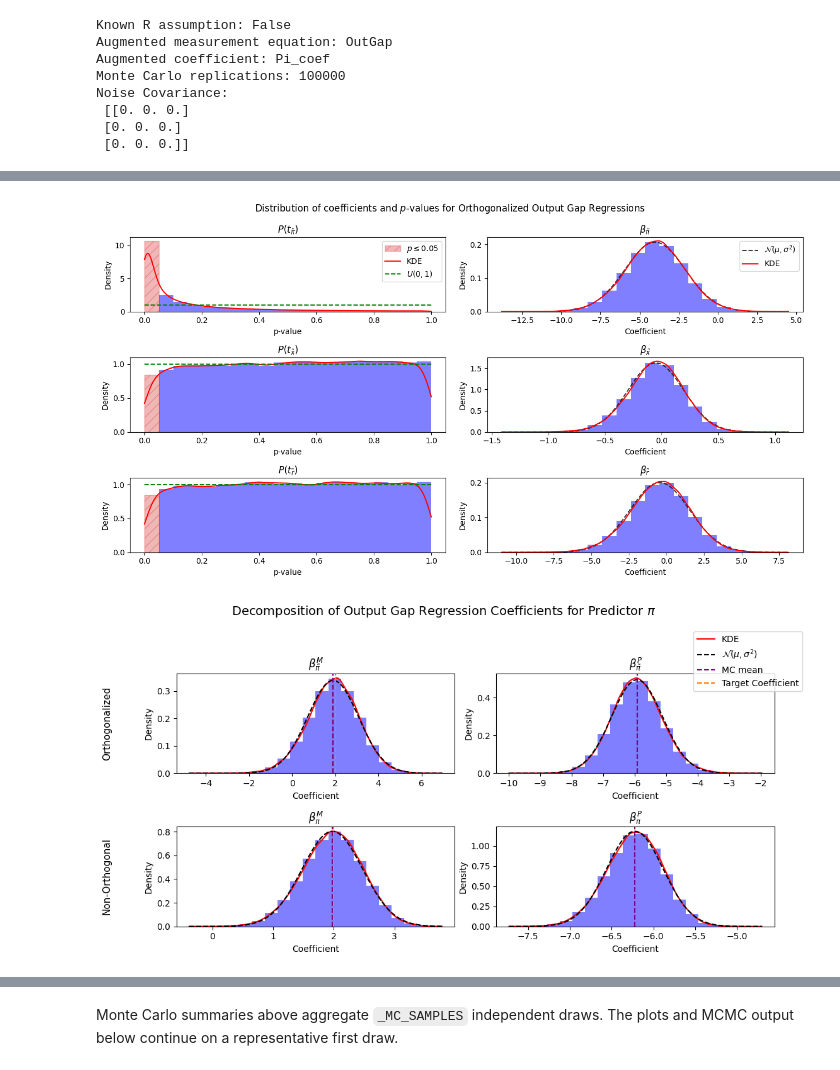
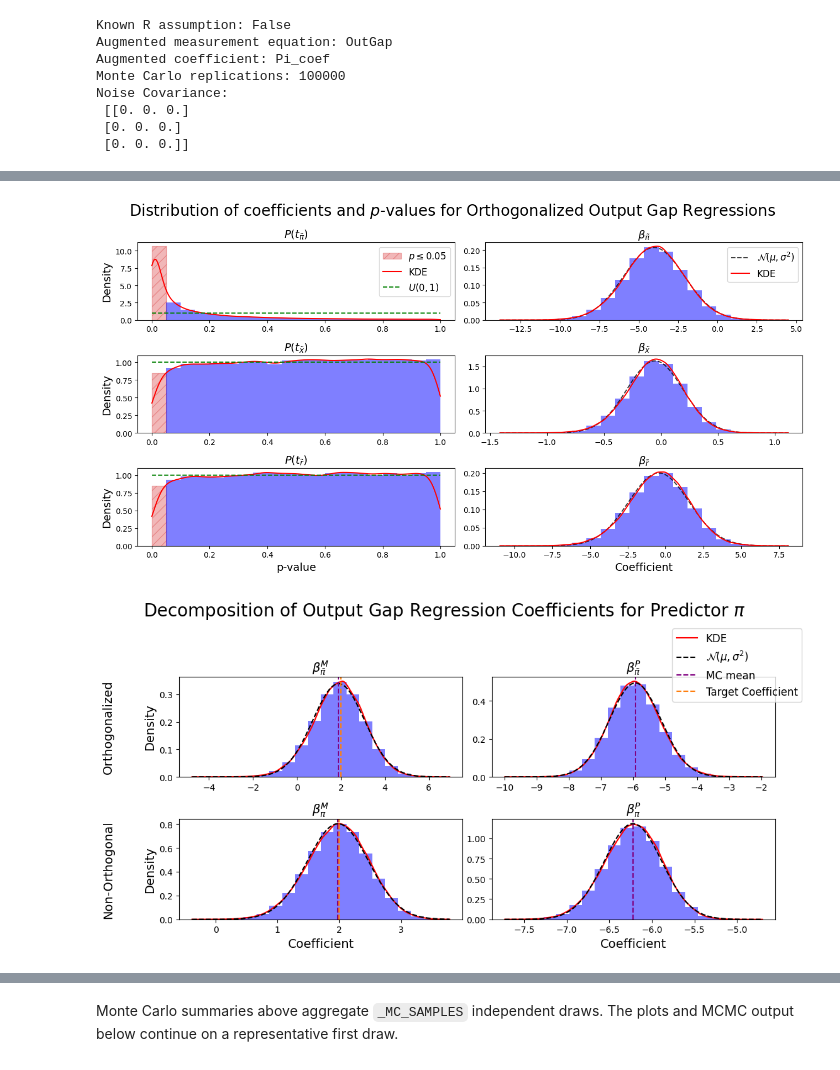
Before and after one commit to GongJr0/sdsge-scripts, a Jupyter notebook: misspec_tests/r0.ipynb, the cells around one changed output, grey strips where cells are left out. Saved outputs shown, nothing was run; the diff lists cells and outputs as text; code cells hidden in the pictures.

```diff
--- a/misspec_tests/r0.ipynb
+++ b/misspec_tests/r0.ipynb
@@ -396,7 +301,7 @@ kde_coef_r = gaussian_kde(r_outgap_orth["coef"])
 gaus_coef_r = norm.pdf(range_coef_r, loc=r_outgap_orth["coef"].mean(), scale=np.sqrt(r_outgap_orth["coef"].var()))
 
 fig, ax = plt.subplots(3, 2, figsize=(_FIGSIZE_2D[0] + 1, _FIGSIZE_2D[1] + 1))
-plt.suptitle("Distribution of coefficients and $p$-values for Orthogonalized Output Gap Regressions")
+plt.suptitle("Distribution of coefficients and $p$-values for Orthogonalized Output Gap Regressions", fontsize=20)
 
 _, _, bins_pi = ax[0, 0].hist(pi_outgap_orth["p_value"], bins=n_bins, density=True, alpha=0.5, color="blue", label="Histogram")
 bins_pi[0].set_facecolor("C3")
@@ -407,18 +312,15 @@ bins_pi[0].set_label(r"$p\leq 0.05$")
 
 ax[0, 0].plot(range_p_pi, kde_p_pi(range_p_pi), color="red", label="KDE")
 ax[0, 0].plot(uni_range, uni_p, color="green", linestyle="--", label=r"$U(0,1)$")
-ax[0, 0].set_title(r"$P(t_{\tilde{\pi}})$")
-ax[0, 0].set_xlabel("p-value")
-ax[0, 0].set_ylabel("Density")
+ax[0, 0].set_title(r"$P(t_{\tilde{\pi}})$", fontsize=14)
+ax[0, 0].set_ylabel("Density", fontsize=14)
 
 
 ax[0, 1].hist(pi_outgap_orth["coef"], bins=n_bins, density=True, alpha=0.5, color="blue")
 ax[0, 1].plot(range_coef_pi, gaus_coef_pi, color="black", alpha=0.75, linestyle="--", label=r"$\mathcal{N}(\mu, \sigma^2)$")
 ax[0, 1].plot(range_coef_pi, kde_coef_pi(range_coef_pi), color="red", label="KDE")
 
-ax[0, 1].set_title(r"$\beta_{\tilde{\pi}}$")
-ax[0, 1].set_xlabel("Coefficient")
-ax[0, 1].set_ylabel("Density")
+ax[0, 1].set_title(r"$\beta_{\tilde{\pi}}$", fontsize=14)
 
 _, _, bins_x = ax[1, 0].hist(x_outgap_orth["p_value"], bins=n_bins, density=True, alpha=0.5, color="blue")
 
@@ -427,48 +329,44 @@ bins_x[0].set_edgecolor("C3")
 bins_x[0].set_alpha(0.33)
 bins_x[0].set_hatch("//")
 bins_x[0].set_label(r"$p\leq 0.05$")
 
 ax[1, 0].plot(range_p_x, kde_p_x(range_p_x), color="red", label="KDE")
 ax[1, 0].plot(uni_range, uni_p, color="green", linestyle="--", label=r"$U(0,1)$")
-ax[1, 0].set_title(r"$P(t_{\tilde{x}})$")
-ax[1, 0].set_xlabel("p-value")
-ax[1, 0].set_ylabel("Density")
+ax[1, 0].set_title(r"$P(t_{\tilde{x}})$", fontsize=14)
+ax[1, 0].set_ylabel("Density", fontsize=14)
 
 ax[1, 1].hist(x_outgap_orth["coef"], bins=n_bins, density=True, alpha=0.5, color="blue")
 ax[1, 1].plot(range_coef_x, gaus_coef_x, color="black", alpha=0.75, linestyle="--", label=r"$\mathcal{N}(\mu, \sigma^2)$")
 ax[1, 1].plot(range_coef_x, kde_coef_x(range_coef_x), color="red", label="KDE")
-ax[1, 1].set_title(r"$\beta_{\tilde{x}}$")
-ax[1, 1].set_xlabel("Coefficient")
-ax[1, 1].set_ylabel("Density")
+ax[1, 1].set_title(r"$\beta_{\tilde{x}}$", fontsize=14)
 
 _, _, bins_r = ax[2, 0].hist(r_outgap_orth["p_value"], bins=n_bins, density=True, alpha=0.5, color="blue")
 
 bins_r[0].set_facecolor("C3")
 bins_r[0].set_edgecolor("C3")
 bins_r[0].set_alpha(0.33)
 bins_r[0].set_hatch("//")
 bins_r[0].set_label(r"$p\leq 0.05$")
 
 ax[2, 0].plot(range_p_r, kde_p_r(range_p_r), color="red", label="KDE")
 ax[2, 0].plot(uni_range, uni_p, color="green", linestyle="--", label=r"$U(0,1)$")
-ax[2, 0].set_title(r"$P(t_{\tilde{r}})$")
-ax[2, 0].set_xlabel("p-value")
-ax[2, 0].set_ylabel("Density")
+ax[2, 0].set_title(r"$P(t_{\tilde{r}})$", fontsize=14)
+ax[2, 0].set_xlabel("p-value", fontsize=14)
+ax[2, 0].set_ylabel("Density", fontsize=14)
 
 ax[2, 1].hist(r_outgap_orth["coef"], bins=n_bins, density=True, alpha=0.5, color="blue")
 ax[2, 1].plot(range_coef_r, gaus_coef_r, color="black", alpha=0.75, linestyle="--", label=r"$\mathcal{N}(\mu, \sigma^2)$")
 ax[2, 1].plot(range_coef_r, kde_coef_r(range_coef_r), color="red", label="KDE")
-ax[2, 1].set_title(r"$\beta_{\tilde{r}}$")
-ax[2, 1].set_xlabel("Coefficient")
-ax[2, 1].set_ylabel("Density")
+ax[2, 1].set_title(r"$\beta_{\tilde{r}}$", fontsize=14)
+ax[2, 1].set_xlabel("Coefficient", fontsize=14)
 
-ax[0, 0].legend(loc="upper right")
-ax[0, 1].legend(loc="upper right")
+ax[0, 0].legend(loc="upper right", fontsize=12)
+ax[0, 1].legend(loc="upper right", fontsize=12)
 
 plt.tight_layout()
 plt.show()
 # %% [output]
-[figure, old version]
+[figure, new version]
 # %%
 orth_beta_decomp = mc_reference["innovation_decomposition_orthogonalized_records"]
 raw_beta_decomp = mc_reference["innovation_decomposition_raw_records"]
@@ -502,10 +400,10 @@ pi_decomp_raw = get_decomp_variables(raw_decomp_outgap, "Pi")
 fig, ax = plt.subplots(2, 2, figsize=_FIGSIZE_2D)
 fig.suptitle(
     r"Decomposition of Output Gap Regression Coefficients for Predictor $\pi$",
-    fontsize=14
+    fontsize=20
 )
 
-def draw_panel(ax, density_obj, title, target=None, show_zero=False):
+def draw_panel(ax, density_obj, title, target=None, show_zero=False, coef_label=True, density_label=True):
     vals, xgrid, kde_vals, gaus_vals = density_obj
 
     ax.hist(vals, bins=n_bins, density=True, alpha=0.5, color="blue")
@@ -544,9 +442,11 @@ def draw_panel(ax, density_obj, title, target=None, show_zero=False):
             label="Zero"
         )
 
-    ax.set_title(title)
-    ax.set_xlabel("Coefficient")
-    ax.set_ylabel("Density")
+    ax.set_title(title, fontsize=14)
+    if coef_label:
+        ax.set_xlabel("Coefficient", fontsize=14)
+    if density_label:
+        ax.set_ylabel("Density", fontsize=14)
 
 # Orthogonalized row
 draw_panel(
@@ -554,12 +454,15 @@ draw_panel(
     pi_decomp_orth["meas"],
     r"$\beta^M_{\tilde{\pi}}$",
     target=2,
+    coef_label=False,
 )
 
 draw_panel(
     ax[0, 1],
     pi_decomp_orth["state"],
     r"$\beta^P_{\tilde{\pi}}$",
+    coef_label=False,
+    density_label=False,
 )
 
 # Raw row
@@ -574,6 +477,7 @@ draw_panel(
     ax[1, 1],
     pi_decomp_raw["state"],
     r"$\beta^P_{\pi}$",
+    density_label=False,
 )
 
 # Row labels
@@ -584,7 +488,7 @@ ax[0, 0].annotate(
     va="center",
     ha="center",
     rotation=90,
-    fontsize=11
+    fontsize=14
 )
 
 ax[1, 0].annotate(
@@ -594,7 +498,7 @@ ax[1, 0].annotate(
     va="center",
     ha="center",
     rotation=90,
-    fontsize=11
+    fontsize=14
 )
 
 # Single shared legend
@@ -610,12 +514,13 @@ fig.legend(
     handles,
     labels,
     loc="upper right",
-    bbox_to_anchor=(0.98, 0.92)
+    bbox_to_anchor=(0.98, 0.92),
+    fontsize=12
 )
 
 plt.tight_layout(rect=[0.04, 0.03, 0.95, 0.93])
 plt.show()
 # %% [output]
-[figure, old version]
+[figure, new version]
 # %%
 pi_outgap_orth["p_value"].mean().round(3), pi_outgap_orth["p_value"].median().round(3)
```
Also changed, not shown: parts of 24 cells of this notebook, 2 other files.
